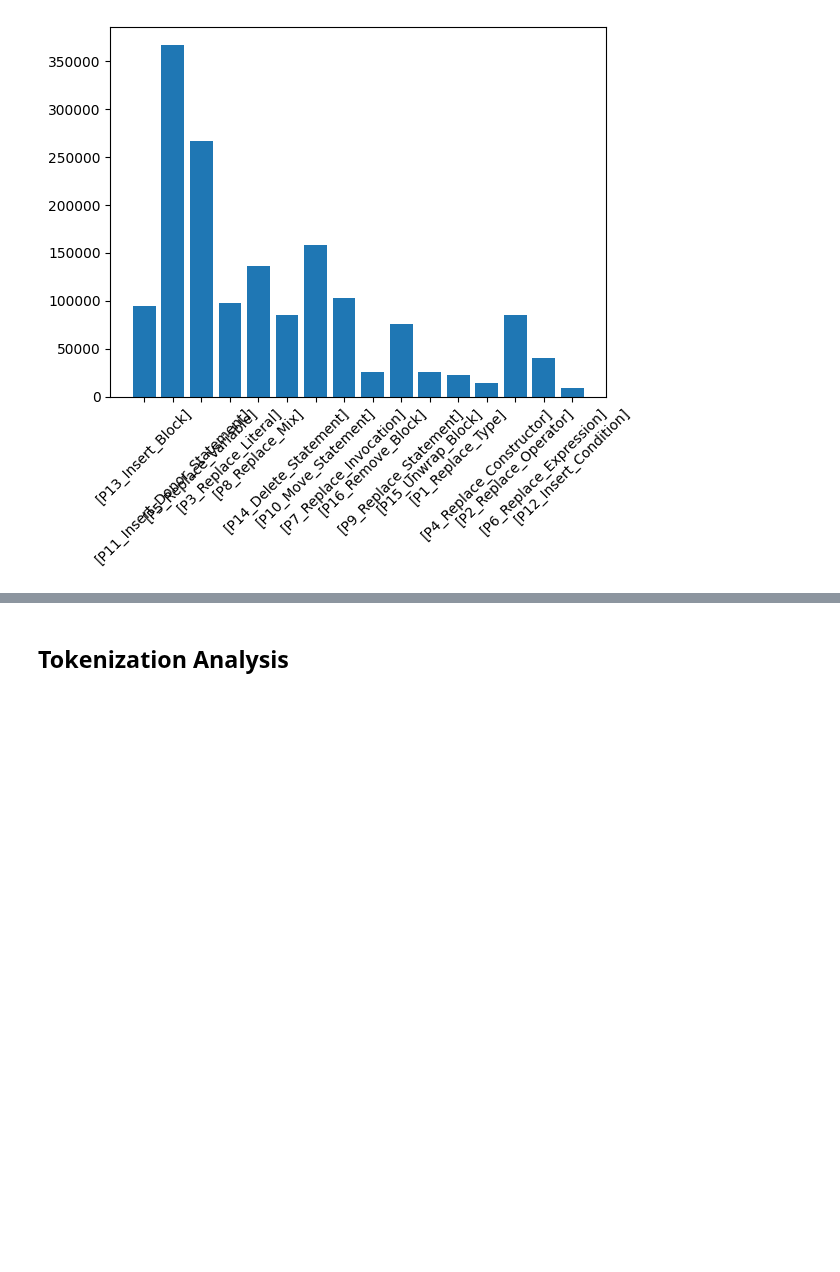
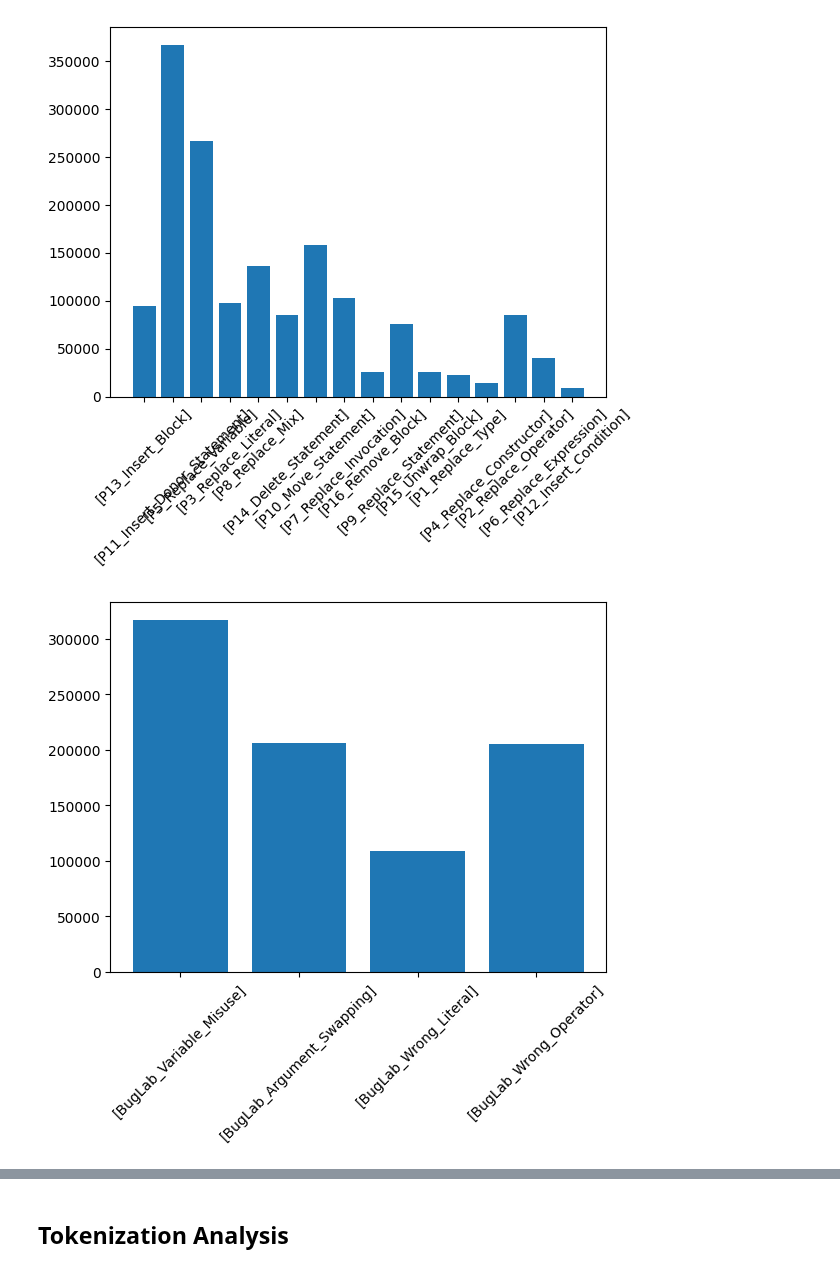
Before and after one commit to andre15silva/mufin, a Jupyter notebook: dataset_analysis.ipynb, the cells around one changed output, grey strips where cells are left out. Saved outputs shown, nothing was run; the diff lists cells and outputs as text; code cells hidden in the pictures; blank space fills up the shorter version.

```diff
--- a/dataset_analysis.ipynb
+++ b/dataset_analysis.ipynb
@@ -3,11 +3,17 @@
 # %%
 from datasets import load_dataset, load_metric
 
-buglab_dataset = load_dataset("json", data_files="/mnt/data/andre/mscthesis/perturbations_buglab/generated_defects4j_buglab/*.json", field="bugs")
-print(buglab_dataset)
+d4j_buglab_dataset = load_dataset("json", data_files="/mnt/data/andre/mscthesis/perturbations_buglab/generated_defects4j_buglab/*.json", field="bugs")
+print(d4j_buglab_dataset)
 
-selfapr_dataset = load_dataset("json", data_files="/mnt/data/andre/mscthesis/perturbations_selfapr/generated_defects4j_selfapr/*.json", field="bugs")
-print(selfapr_dataset)
+d4j_selfapr_dataset = load_dataset("json", data_files="/mnt/data/andre/mscthesis/perturbations_selfapr/generated_defects4j_selfapr/*.json", field="bugs")
+print(d4j_selfapr_dataset)
+
+bears_buglab_dataset = load_dataset("json", data_files="/mnt/data/andre/mscthesis/perturbations_buglab/generated_bears_buglab/*.json", field="bugs")
+print(bears_buglab_dataset)
+
+bears_selfapr_dataset = load_dataset("json", data_files="/mnt/data/andre/mscthesis/perturbations_selfapr/generated_bears_selfapr/*.json", field="bugs")
+print(bears_selfapr_dataset)
 # %% [output]
 Using custom data configuration default-7d721f3b83caa41e
 Reusing dataset json (/home/andre/.cache/huggingface/datasets/json/default-7d721f3b83caa41e/0.0.0/ac0ca5f5289a6cf108e706efcf040422dbbfa8e658dee6a819f20d76bb84d26b)
@@ -29,7 +51,7 @@ DatasetDict({
 ## Perturbation Rules Analysis
 # %%
 buglab_rule_frequency = {}
-for example in buglab_dataset["train"]:
+for example in d4j_buglab_dataset["train"]:
     if example["perturb_rule"] in buglab_rule_frequency:
         buglab_rule_frequency[example["perturb_rule"]] += 1
     else:
@@ -44,7 +66,7 @@ plt.show()
 [figure]
 # %%
 selfapr_rule_frequency = {}
-for example in selfapr_dataset["train"]:
+for example in d4j_selfapr_dataset["train"]:
     if example["perturb_rule"] in selfapr_rule_frequency:
         selfapr_rule_frequency[example["perturb_rule"]] += 1
     else:
@@ -57,3 +79,18 @@ plt.xticks(rotation = 45)
 plt.show()
 # %% [output]
 [figure]
+# %%
+buglab_rule_frequency = {}
+for example in bears_buglab_dataset["train"]:
+    if example["perturb_rule"] in buglab_rule_frequency:
+        buglab_rule_frequency[example["perturb_rule"]] += 1
+    else:
+        buglab_rule_frequency[example["perturb_rule"]] = 1
+# %%
+import matplotlib.pyplot as plt
+
+plt.bar(buglab_rule_frequency.keys(), buglab_rule_frequency.values())
+plt.xticks(rotation = 45)
+plt.show()
+# %% [output]
+[figure, added]
```
Also changed, not shown: parts of 11 cells of this notebook, 1 other file.
